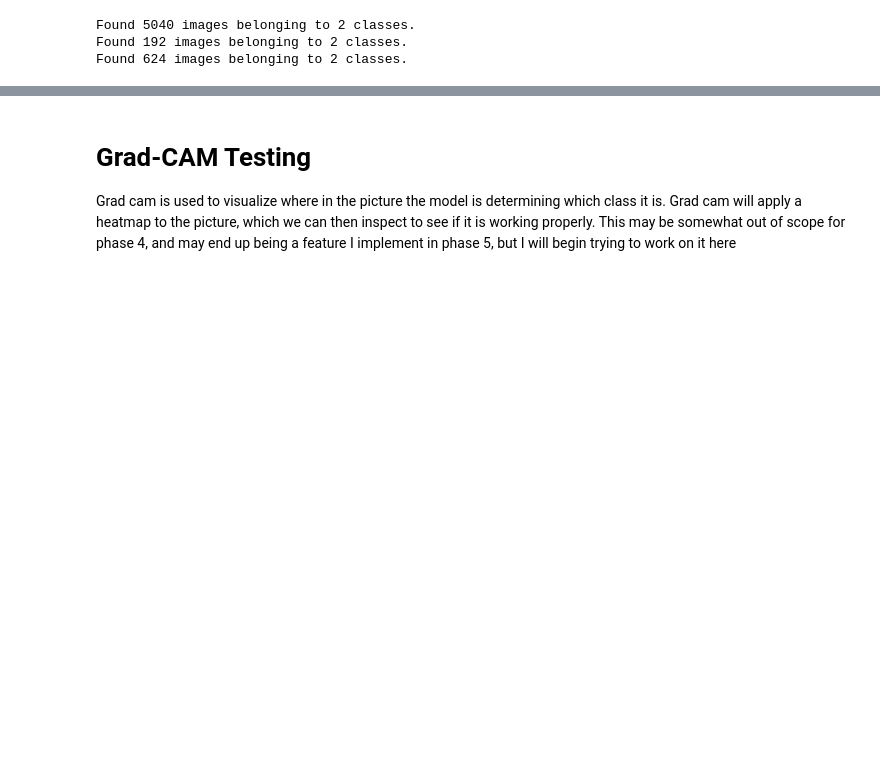
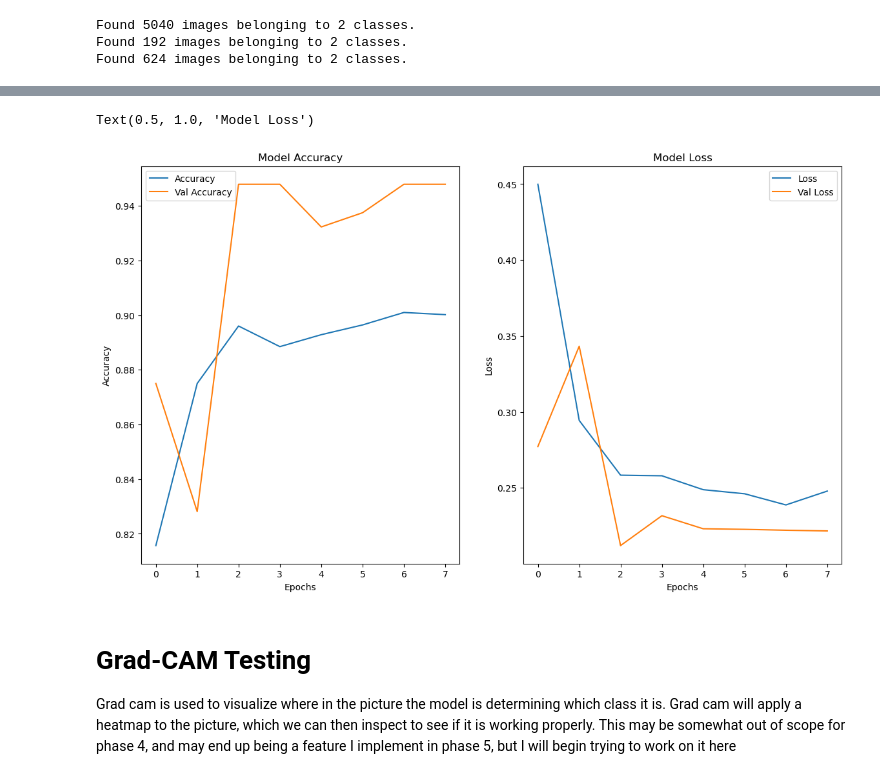
Before and after one commit to Zxhjlk/Phase4Project, a Jupyter notebook: notebooks/Model.ipynb, the cells around one changed output, grey strips where cells are left out. Cells and saved outputs as stored; diff of their text form; code cells hidden in the pictures; blank space fills up the shorter version.

Commit message:
Implement initial efficientnet

```diff
--- a/notebooks/Modeling.ipynb
+++ b/notebooks/Model.ipynb
@@ -498,9 +559,9 @@ Text(0.5, 1.0, 'Model Loss')
 # %%
 #Change batch size depending on scenario
-b_size = 16
+b_size = 32
 
-train_data = ImageDataGenerator(rescale=1/255, rotation_range=10, zoom_range=0.1, horizontal_flip=True,
-                                width_shift_range=0.1, height_shift_range=0.1, fill_mode='nearest' ) #CHANGED FILL_MODE TO CONSTANT TO TEST MODEL, DEFAULT=NEAREST
+train_data = ImageDataGenerator(rescale=1/255, rotation_range=30, zoom_range=0.25, horizontal_flip=True,
+                                width_shift_range=0.2, height_shift_range=0.2, fill_mode='nearest' ) #CHANGED FILL_MODE TO CONSTANT TO TEST MODEL, DEFAULT=NEAREST
 train_img = train_data.flow_from_directory(directory='../data/train', target_size=(150,150), batch_size=b_size, class_mode='binary', shuffle=True)
 
 val_data = ImageDataGenerator(rescale=1/255)
@@ -512,0 +576,17 @@ from efficientnet import EfficientNetB3
+# %%
+import efficientnet.keras as efn
+model6 = Sequential()
+model6.add(efn.EfficientNetB4(weights='imagenet', include_top=False, input_shape=(150, 150, 3), pooling='max'))
+model6.add(Flatten())
+model6.add(Dropout(0.1))
+model6.add(Dense(128, activation='relu'))
+model6.add(Dropout(0.2))
+model6.add(Dense(1, activation='sigmoid'))
+model6.layers[0].trainable = False
+
+reduce_lr = ReduceLROnPlateau(monitor='val_accuracy', factor=0.1, patience=1, min_lr=0.000001, verbose=1)
+early_stop = EarlyStopping(monitor='val_loss', restore_best_weights=True , patience=5, verbose=1)
+
+optimizer = keras.optimizers.Adam(lr=0.001, clipnorm=1.0)
+model6.compile(optimizer, loss='binary_crossentropy', metrics=['accuracy', keras.metrics.Recall()])
+model6_hist = model6.fit(train_img, epochs=15, steps_per_epoch=5040/b_size, validation_data=val_img, callbacks=[reduce_lr, early_stop])
@@ -513,3 +616,22 @@ from efficientnet import EfficientNetB3
+# %%
+fig, (ax1, ax2) = plt.subplots(ncols=2, figsize=(14, 8))
+ax1.plot(model6_hist.history['accuracy'])
+ax1.plot(model6_hist.history['val_accuracy'])
+#ax1.plot(model5_hist.history['recall_7'])
+ax1.set_ylabel('Accuracy')
+ax1.set_xlabel('Epochs')
+ax1.legend(['Accuracy', 'Val Accuracy', 'Recall'])
+ax1.set_title('Model Accuracy')
+
+ax2.plot(model6_hist.history['loss'])
+ax2.plot(model6_hist.history['val_loss'])
+ax2.set_ylabel('Loss')
+ax2.set_xlabel('Epochs')
+ax2.legend(['Loss', 'Val Loss'])
+ax2.set_title('Model Loss')
+# %% [output]
+Text(0.5, 1.0, 'Model Loss')
+[figure, added]
 # %% [markdown]
 # Grad-CAM Testing
 
```
Also changed, not shown: parts of 21 cells of this notebook.
